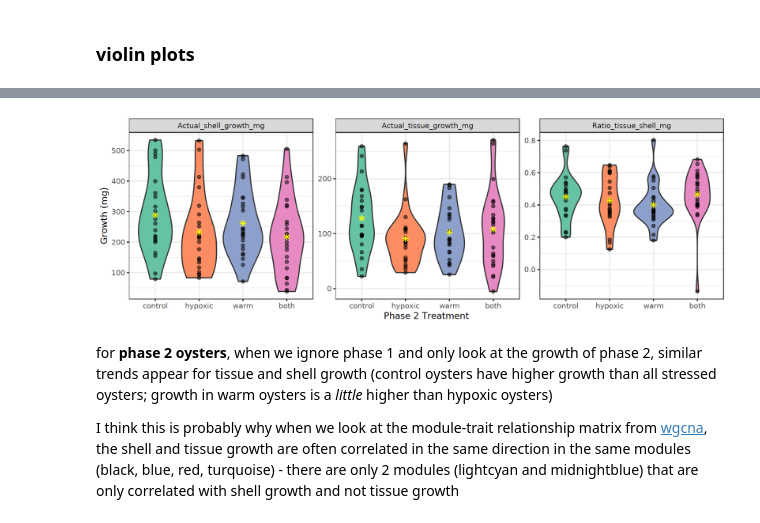
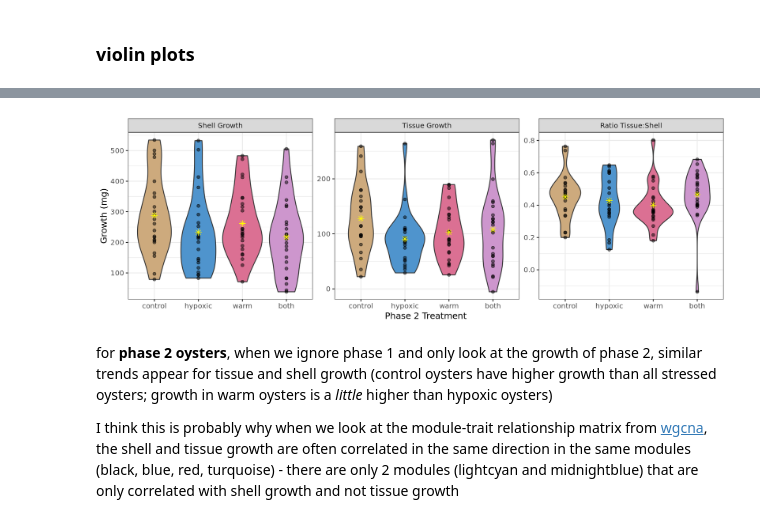
Before and after one commit to jgmcdonough/CE24_RNA-seq, a Jupyter notebook: analysis/growth/growth_treatments.ipynb, the cells around one changed output, grey strips where cells are left out. Saved outputs shown, nothing was run; the diff lists cells and outputs as text; code cells hidden in the pictures.

Commit message:
change colrs of violin plot

```diff
--- a/analysis/growth/growth_treatments.ipynb
+++ b/analysis/growth/growth_treatments.ipynb
@@ -82,26 +82,35 @@ A tibble: 6 × 12
 # %%
 options(repr.plot.height = 5, repr.plot.width = 15)
 
 p2.data$Phase2_treatment <- factor(p2.data$Phase2_treatment, levels = c('control', 'hypoxic', 'warm', 'both'))
+
+# change facet wrap labels
+custom_labels <- as_labeller(c(
+  "Actual_shell_growth_mg" = "Shell Growth",
+  "Actual_tissue_growth_mg" = "Tissue Growth",
+  "Ratio_tissue_shell_mg" = "Ratio Tissue:Shell"
+))
 
 ggplot(p2.data, aes(x = Phase2_treatment, y = Growth_mg, fill = Phase2_treatment)) +
 geom_violin() +
 geom_point(alpha=0.5) +
 stat_summary(
     fun = "mean",
     geom = "point",
     shape = 8,      # asterick shape
     size = 3,        # Size of the point
     color = "yellow"  # Outline color
   ) +
-scale_fill_brewer(palette = 'Set2') +
+scale_fill_manual(values = c("hypoxic" = "steelblue3", "warm" = "palevioletred", "control" = "burlywood3", "both" = "plum3")) +
 guides(fill = 'none') +
-facet_wrap(~Growth_metric, scales = 'free') +
+facet_wrap(~Growth_metric,
+           scales = 'free',
+          labeller = custom_labels) +
 theme_bw(base_size = 15) +
 labs(x = 'Phase 2 Treatment',
     y = 'Growth (mg)')
 # %% [output]
-[figure, old version]
+[figure, new version]
 # %% [markdown]
 for **phase 2 oysters**, when we ignore phase 1 and only look at the growth of phase 2, similar trends appear for tissue and shell growth (control oysters have higher growth than all stressed oysters; growth in warm oysters is a *little* higher than hypoxic oysters)
 
```
Also changed, not shown: parts of 16 cells of this notebook.
